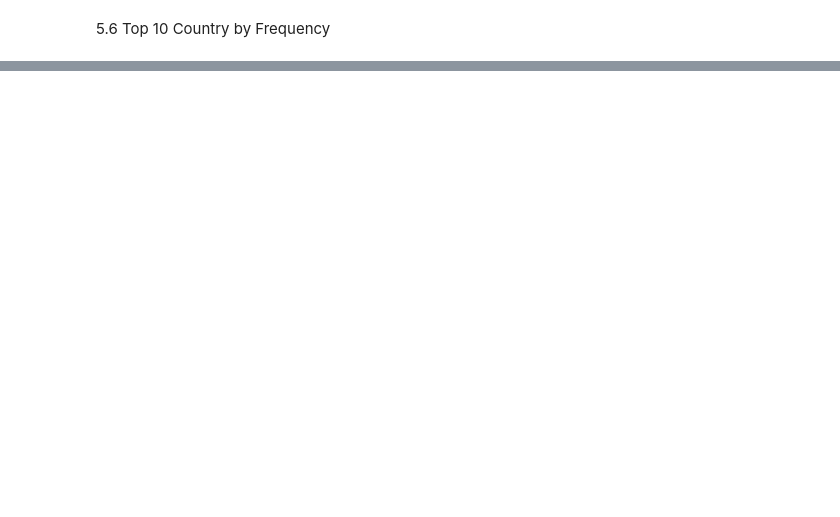
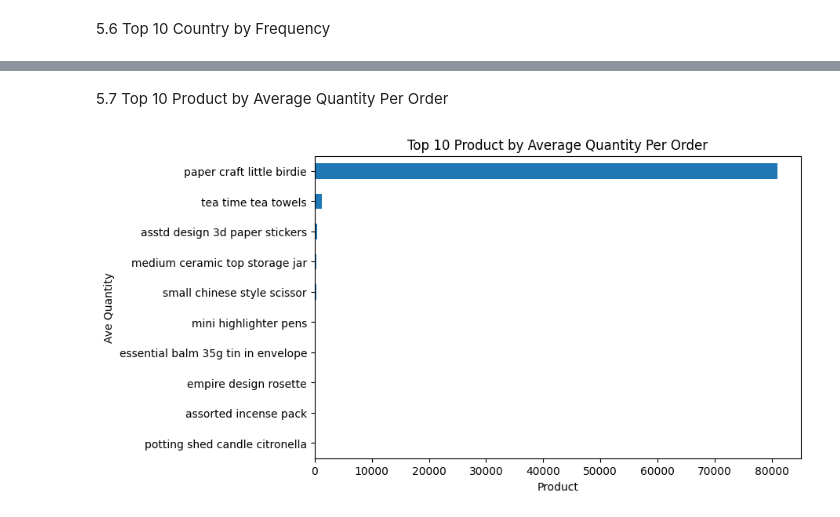
Before and after one commit to RammySubiate/e-commerce-data-analysis, a Jupyter notebook: analyis.ipynb, the cells around one changed output, grey strips where cells are left out. Cells and saved outputs as stored; diff of their text form; code cells hidden in the pictures; blank space fills up the shorter version.

Commit message:
Start exploratory data analysis: univariate analysis continuation

```diff
--- a/analyis.ipynb
+++ b/analyis.ipynb
@@ -268,0 +269,12 @@ plt.show()
+# %% [markdown]
+5.7 Top 10 Product by Average Quantity Per Order
+# %%
+data_product_by_ave_quantity = df_cleaned.groupby("product_name")["quantity"].mean().sort_values(ascending=True).tail(10)
+plt.figure(figsize=(8, 5))
+data_product_by_ave_quantity.plot(kind="barh")
+plt.title("Top 10 Product by Average Quantity Per Order")
+plt.xlabel("Product")
+plt.ylabel("Ave Quantity")
+plt.show()
+# %% [output]
+[figure, added]
```
Also changed, not shown: parts of 15 cells of this notebook.
